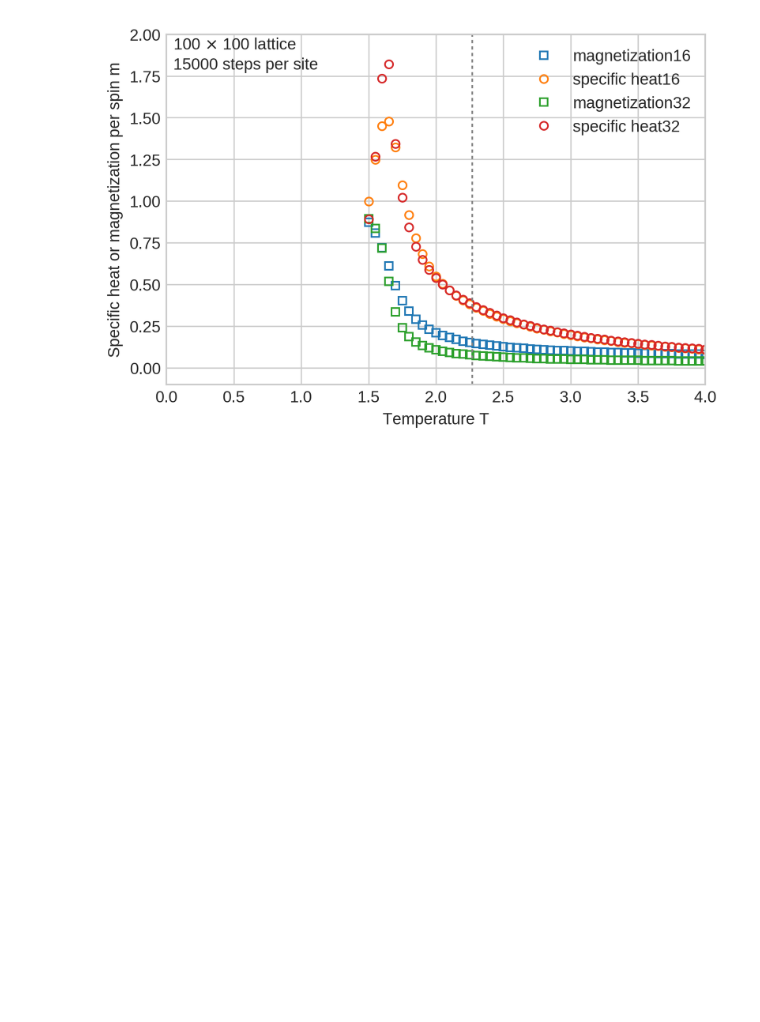
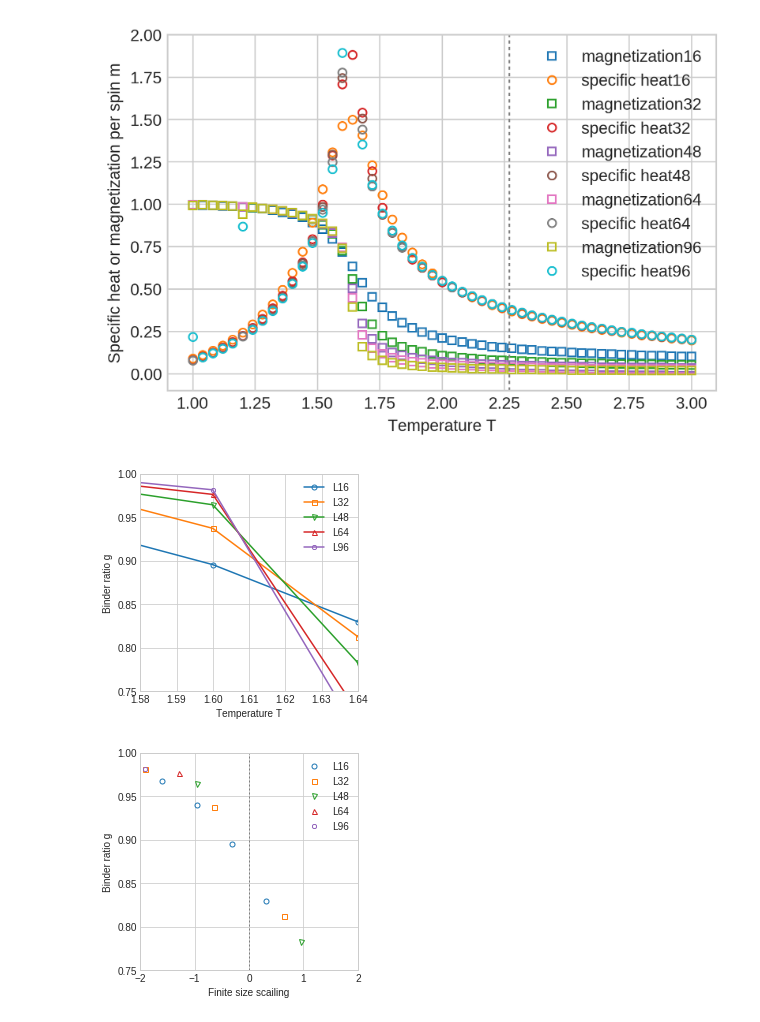
Before and after one commit to seongsukim-ml/2022_CMBP, a Jupyter notebook: MonteCarlo/Project1/Anti_Anisotropy/AA_Metropolis/Result/Data_Plotting.ipynb, the cells around one changed output. Drawn from its saved outputs; the diff is of its cells as text; code cells hidden in the pictures; blank space fills up the shorter version.

```diff
--- a/MonteCarlo/Project1/Anti_Anisotropy/AA_Metropolis/Result/Data_Plotting.ipynb
+++ b/MonteCarlo/Project1/Anti_Anisotropy/AA_Metropolis/Result/Data_Plotting.ipynb
@@ -49,7 +49,7 @@ def draw_multi(path_list,Lsize):
         M2error = np.sqrt(1/(18000-1)*abs(a.iloc[:,5].values/10000-(a.iloc[:,4].values/100)**2))
 
         plt.ylim(-0.1,2)
-        plt.xlim(0,T2[-1])
+        # plt.xlim(0,T2[-1])
         # plt.errorbar(T2,M2,yerr=M2error, lw=1, linestyle='', marker='s', markersize=5,capsize=7, color='b', label='magnetization',mfc='none')
         plt.plot(T2,M2, lw=1, linestyle='', marker='s', markersize=5, label='magnetization'+str(Lsize[i]),mfc='none')
         plt.plot(T2,C2,linestyle='', marker='o', markersize=5, label='specific heat'+str(Lsize[i]),mfc='none')
@@ -57,8 +57,8 @@ def draw_multi(path_list,Lsize):
         plt.legend()
 
     plt.axvline(x=2/np.log(1+np.sqrt(2)),c='grey',lw=1,dashes=[2,2])
-    plt.text(0.05,1.91,"100 $\\times$ 100 lattice")
-    plt.text(0.05,1.79,"15000 steps per site")
+    # plt.text(0.05,1.91,"100 $\\times$ 100 lattice")
+    # plt.text(0.05,1.79,"15000 steps per site")
     # plt.text(0.05,1.67,"Jackknife bin : 50")
     # plt.text(2.27, -0.2, '$T_c$', ha='center')
 
@@ -66,17 +66,6 @@ def draw_multi(path_list,Lsize):
     plt.ylabel('Specific heat or magnetization per spin m')
     plt.xlabel('Temperature T')
     plt.show()
-# %%
-Lsize = [16,32]
-mcsl = [1000000,1000000]
-alpha = "1.000000"
-ls = []
-for i, mcs in zip(Lsize, mcsl):
-    ls.append("./AA_Metropolis_c_"+str(i)+"_"+str(i)+"_int51_mcs"+str(mcs)+"_a"+alpha+"_Test__1.csv")
-
-draw_multi(ls,Lsize)
-# %% [output]
-[figure, removed]
 # %%
 Lname = ["L24","L32","L48","L64","L96"]
 Lsize = [24,32,48,64,96]
@@ -160,3 +149,19 @@ def draw_binder_FFS(path_list,Lsize,xliml = (1.5,4),yliml = (0.75,1),Tc=2.269,nu
     plt.xlabel('Finite size scailing')
     # plt.xlabel('$L^{1/\nu}[T-T_c]$')
     plt.show()
+# %%
+Lsize = [16,32,48,64,96]
+mcsl = [1000000,1000000,1000000,500000,500000]
+alpha = "1.000000"
+alpha2 = 1
+ls = []
+for i, mcs in zip(Lsize, mcsl):
+    ls.append("./0702/alpha"+str(alpha2)+"/AA_Metropolis_c_"+str(i)+"_"+str(i)+"_int51_mcs"+str(mcs)+"_a"+alpha+"_Test__1.csv")
+
+draw_multi(ls,Lsize)
+# draw_binder(ls,Lsize,(1.8,2.23),(0.75,1))
+draw_binder_FFS(ls,Lsize,(1.58,1.64),(0.75,1),1.62,1)
+# %% [output]
+[figure, added]
+[figure, added]
+[figure, added]
```
Also changed, not shown: parts of 9 cells of this notebook, 18 other files.
